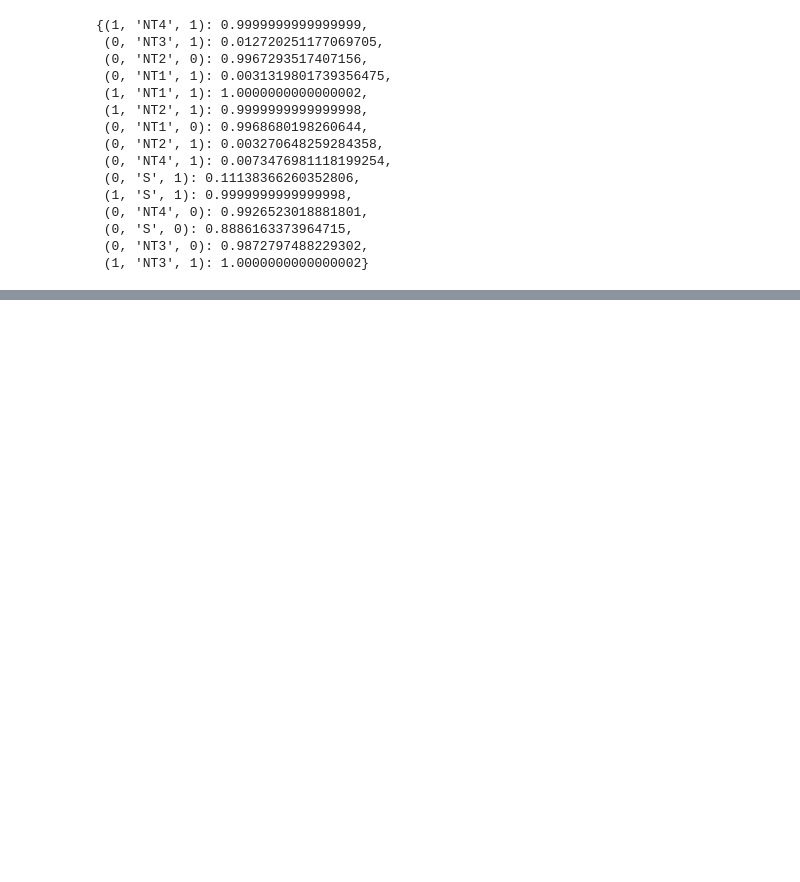
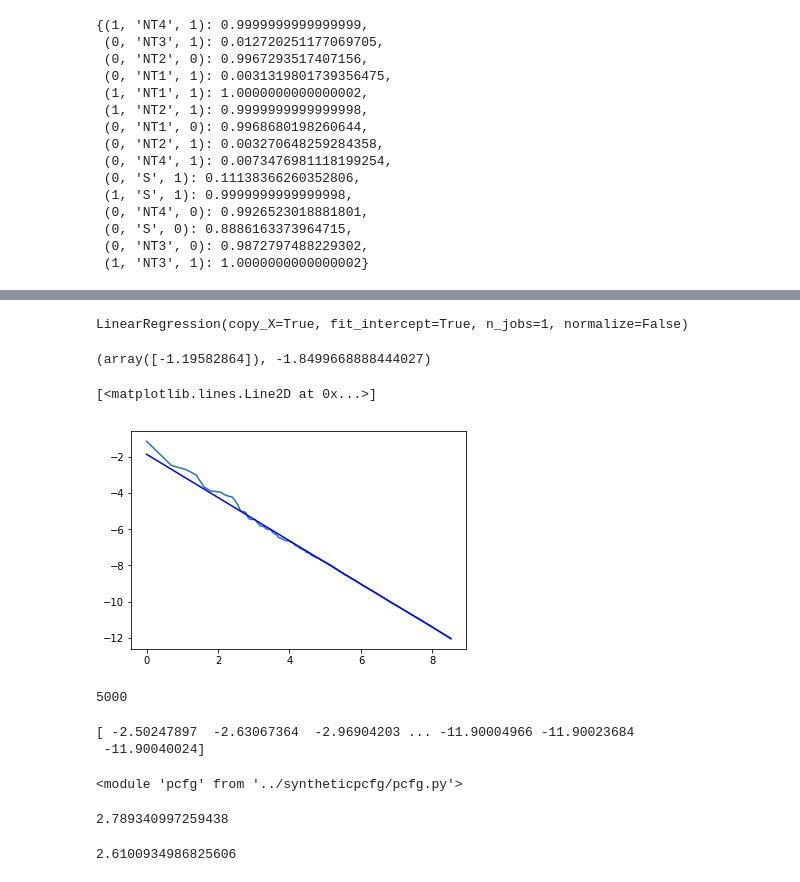
Before and after one commit to alexc17/syntheticpcfg, a Jupyter notebook: notebooks/Untitled.ipynb, the cells around one changed output, grey strips where cells are left out. Cells and saved outputs as stored; diff of their text form; code cells hidden in the pictures; blank space fills up the shorter version.

```diff
--- a/notebooks/Untitled.ipynb
+++ b/notebooks/Untitled.ipynb
@@ -236,0 +280,11 @@ kpcfg.compute_partition_function_fast()
+# %%
+
+n= 5000
+data = lexd.sample(n)
+import numpy as np
+
+x = np.arange(1,n+1)
+x  = x.reshape(-1,1)
+print(x)
+x = np.log(x)
+print(x)
@@ -236,0 +306,50 @@ kpcfg.compute_partition_function_fast()
+# %%
+lexd = pcfgfactory.LexicalPitmanYor(d=0.85,alpha=1)
+y = lexd.sample(n)
+y = np.log(y)
+# %%
+from sklearn import  linear_model
+regr = linear_model.LinearRegression()
+
+# Train the model using the training sets
+regr.fit(x,y)
+# %% [output]
+LinearRegression(copy_X=True, fit_intercept=True, n_jobs=1, normalize=False)
+# %%
+print(regr.coef_,regr.intercept_)
+# %% [output]
+(array([-1.19582864]), -1.8499668888444027)
+# %%
+pred = regr.predict(x)
+# %%
+plt.plot(x,y)
+plt.plot(x, pred, 'b')
+# plt.xscale('log')
+# plt.yscale('log')
+# %% [output]
+[<matplotlib.lines.Line2D at 0x...>]
+[figure, added]
+# %%
+len(y)
+# %% [output]
+5000
+# %%
+print(y)
+# %% [output]
+[ -2.50247897  -2.63067364  -2.96904203 ... -11.90004966 -11.90023684
+ -11.90040024]
+# %%
+# estimate conditional entropy H(tree|string)
+# will be a measure of ambiguity.
+# sample n trees
+reload(pcfg)
+# %% [output]
+<module 'pcfg' from '../syntheticpcfg/pcfg.py'>
+# %%
+pcfg.estimate_ambiguity(upcfg)
+# %% [output]
+2.789340997259438
+# %%
+pcfg.estimate_ambiguity(upcfg)
+# %% [output]
+2.6100934986825606
```
Also changed, not shown: parts of 35 cells of this notebook.
